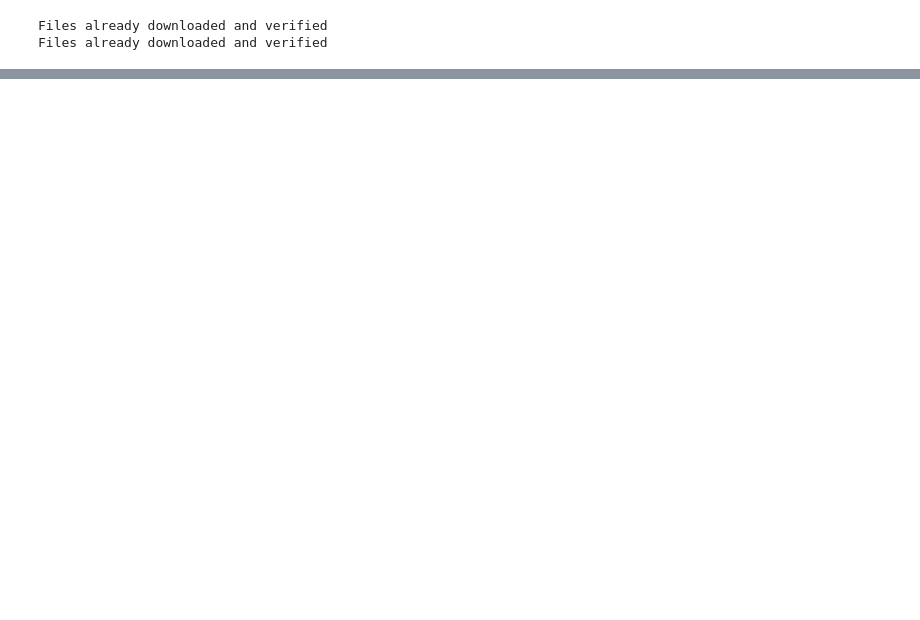
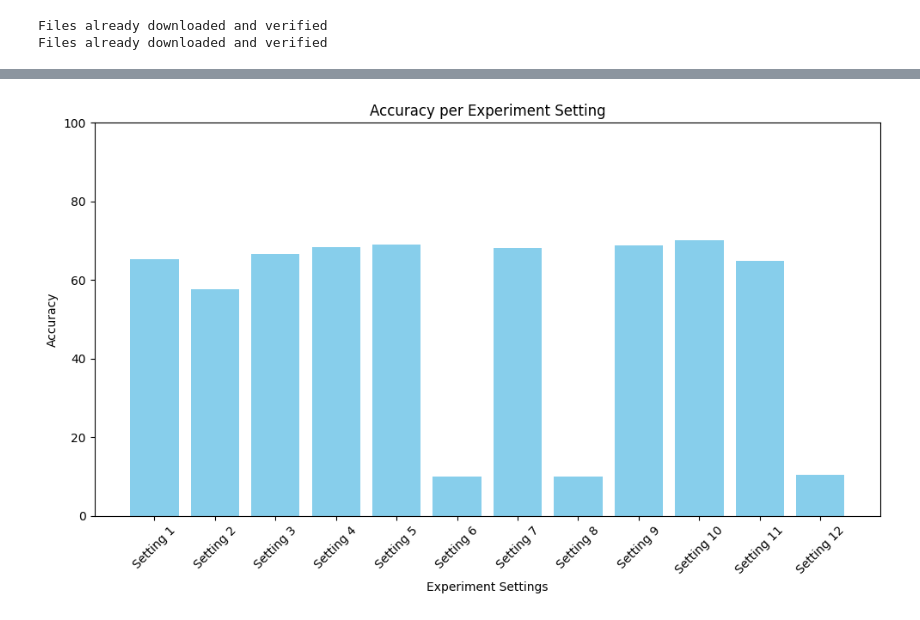
Before and after one commit to sAlirezayaghoubi/CNN-Implemention, a Jupyter notebook: CNN.ipynb, the cells around one changed output, grey strips where cells are left out. Cells and saved outputs as stored; diff of their text form; code cells hidden in the pictures; blank space fills up the shorter version.

```diff
--- a/CNN.ipynb
+++ b/CNN.ipynb
@@ -255,0 +336,12 @@ Test Accuracy: 63.47%
+# %%
+plt.figure(figsize=(10, 6))
+plt.bar(experiment_names, accuracies, color='skyblue')
+plt.title('Accuracy per Experiment Setting')
+plt.xlabel('Experiment Settings')
+plt.ylabel('Accuracy')
+plt.ylim(0, 100)  # Assuming accuracy is in range [0, 1]
+plt.xticks(rotation=45)
+plt.tight_layout()
+plt.show()
+# %% [output]
+[figure, added]
```
Also changed, not shown: parts of 16 cells of this notebook.
